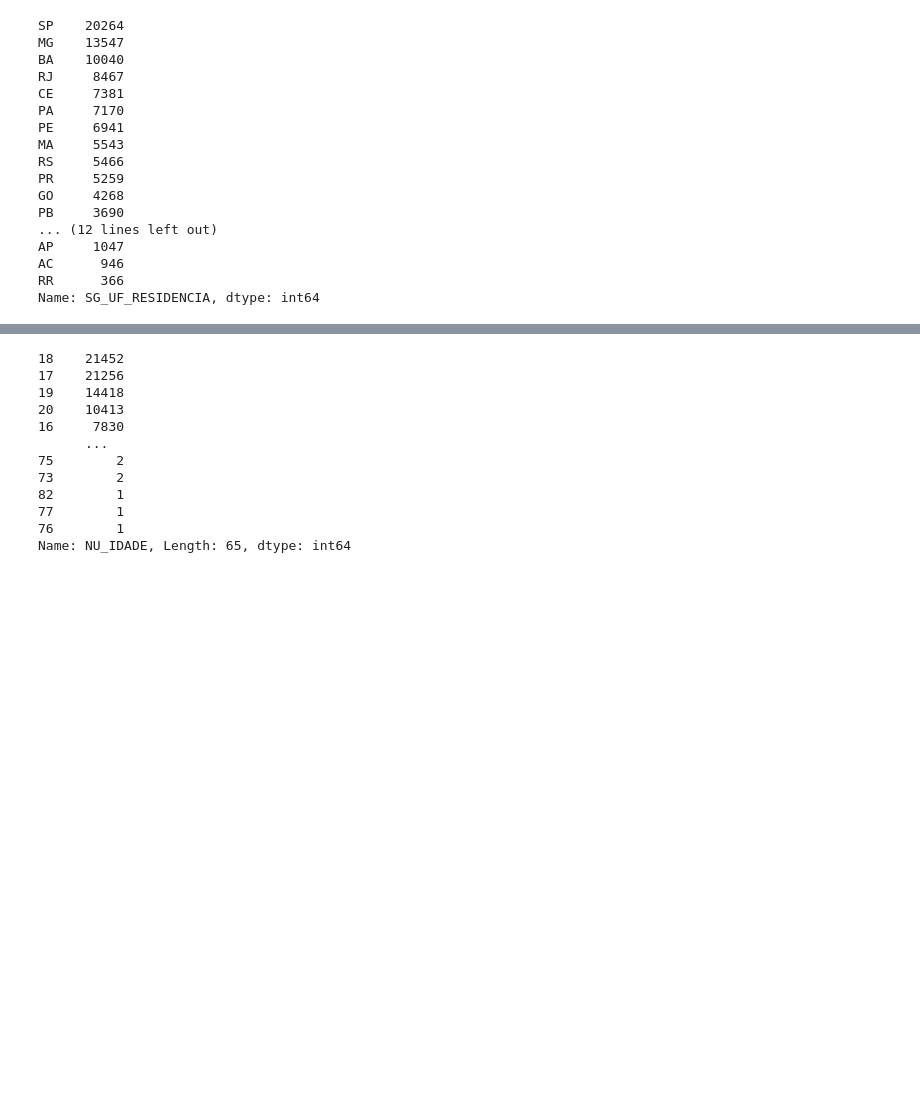
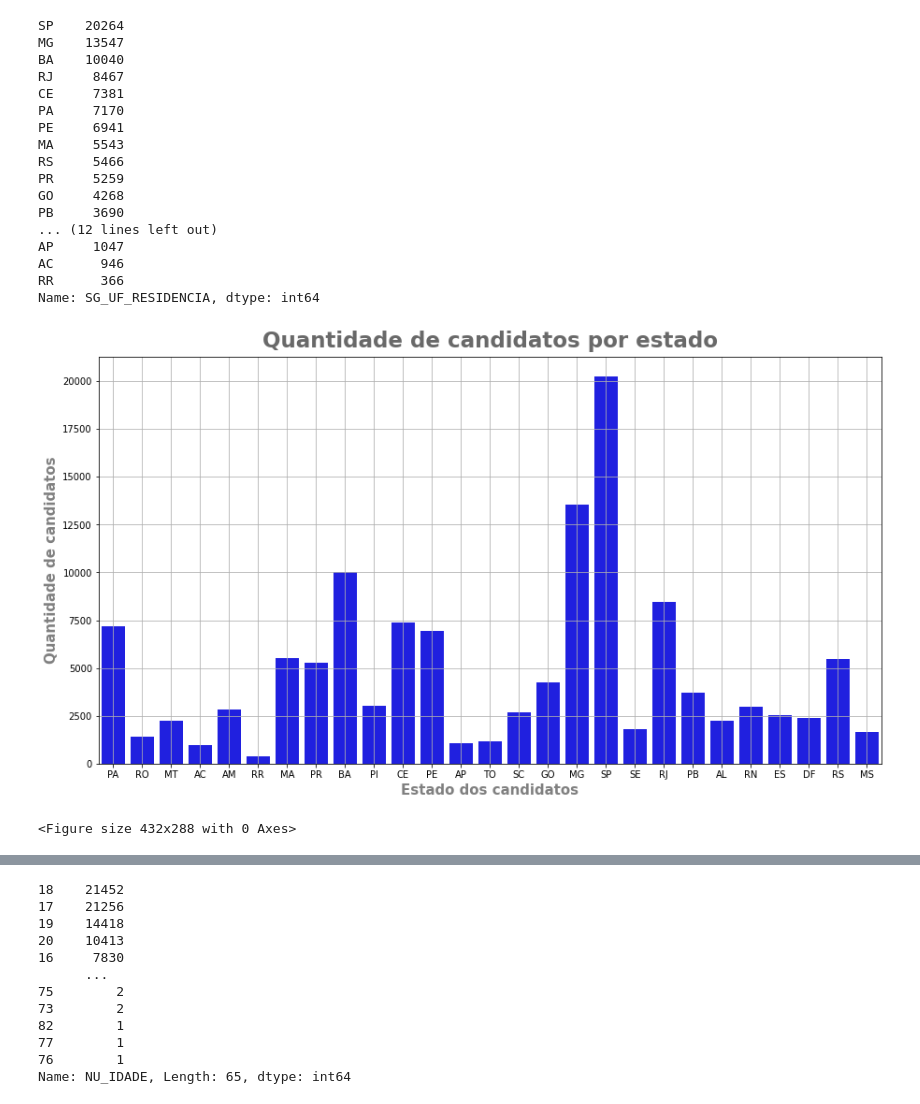
Before and after one commit to 7-Silva/analise-enem-2019, a Jupyter notebook: Semana_de_Data_Science_alura.ipynb, the cells around one changed output, grey strips where cells are left out. Drawn from its saved outputs; the diff is of its cells as text; code cells hidden in the pictures; blank space fills up the shorter version.

```diff
--- a/Semana_de_Data_Science_alura.ipynb
+++ b/Semana_de_Data_Science_alura.ipynb
@@ -98,3 +98,16 @@ AP     1047
 AC      946
 RR      366
 Name: SG_UF_RESIDENCIA, dtype: int64
+# %%
+plt.figure(figsize=(15,8))
+sns.countplot(x ='SG_UF_RESIDENCIA', data=dados,color='b', dodge= False)
+
+plt.title('Quantidade de candidatos por estado', pad= 10, fontsize=23, color = 'dimgrey', fontweight = 'bold')
+plt.ylabel('Quantidade de candidatos', color= 'grey', fontsize=15 , fontweight= 'bold')
+plt.xlabel('Estado dos candidatos', color= 'grey', fontsize=15 , fontweight= 'bold')
+plt.grid()
+plt.show()
+plt.savefig('teste.png')
+# %% [output]
+[figure, added]
+<Figure size 432x288 with 0 Axes>
```
Also changed, not shown: parts of 19 cells of this notebook.
